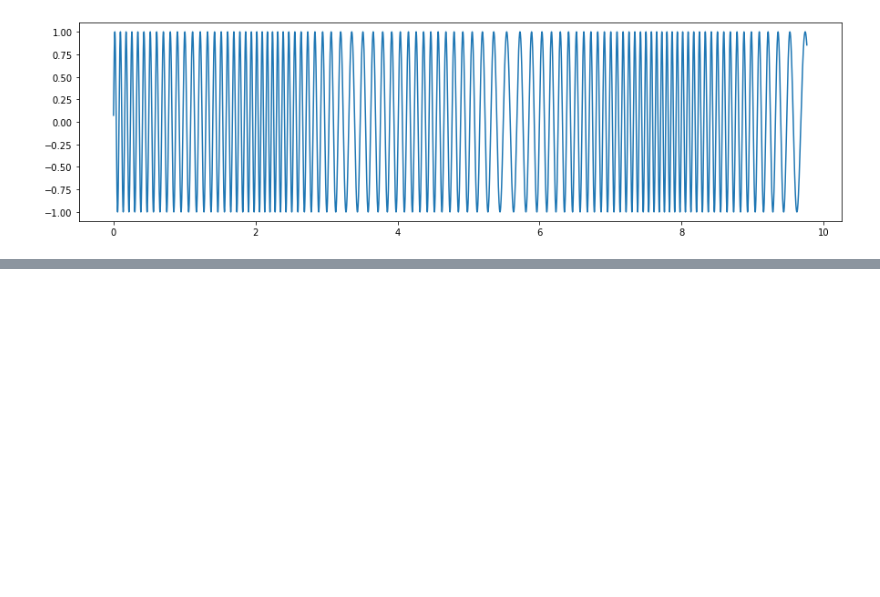
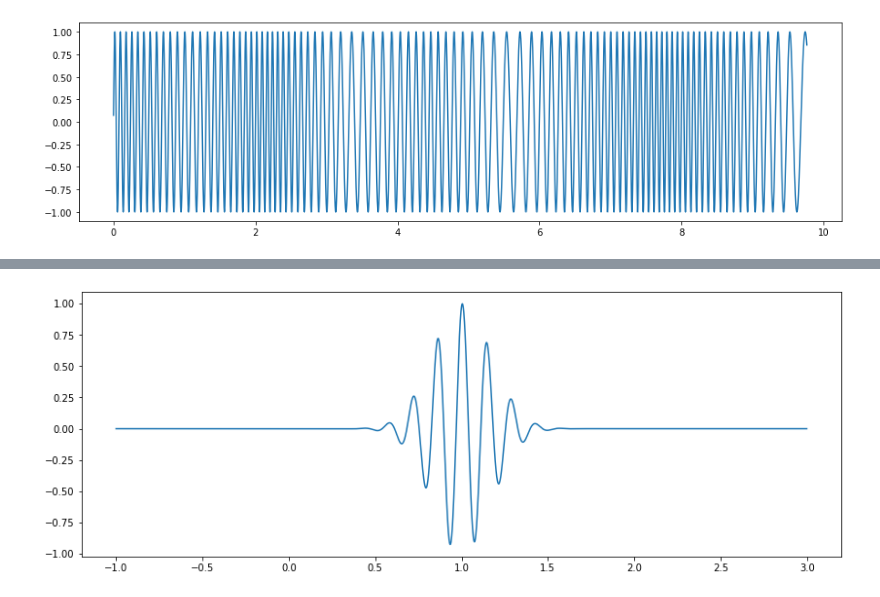
Before and after one commit to rklymentiev/nsp-course, a Jupyter notebook: s3_simulation_time_series_signals_and_noise/sandbox.ipynb, the cells around one changed output, grey strips where cells are left out. Saved outputs shown, nothing was run; the diff lists cells and outputs as text; code cells hidden in the pictures; blank space fills up the shorter version.

```diff
--- a/sandbox.ipynb
+++ b/s3_simulation_time_series_signals_and_noise/sandbox.ipynb
@@ -57,0 +91,22 @@ plt.show()
+# %%
+pnts = 4000
+srate = 1000
+time = np.arange(pnts)/srate - 1
+# %%
+# gaussian parameters
+peaktime = 1
+fwhm = 0.4
+
+# sine wave parameters
+sinefreq = 7
+# %%
+gaus = np.exp(-4*np.log(2) * (time-peaktime)**2/fwhm**2)
+cosw = np.cos(2*np.pi*sinefreq*time + 2*np.pi*np.random.rand(1)) #non-phase locked
+
+signal = gaus*cosw
+# %%
+plt.figure(figsize=(14,5))
+plt.plot(time, signal)
+plt.show()
+# %% [output]
+[figure, added]
```
Also changed, not shown: parts of 6 cells of this notebook, 17 other files.
